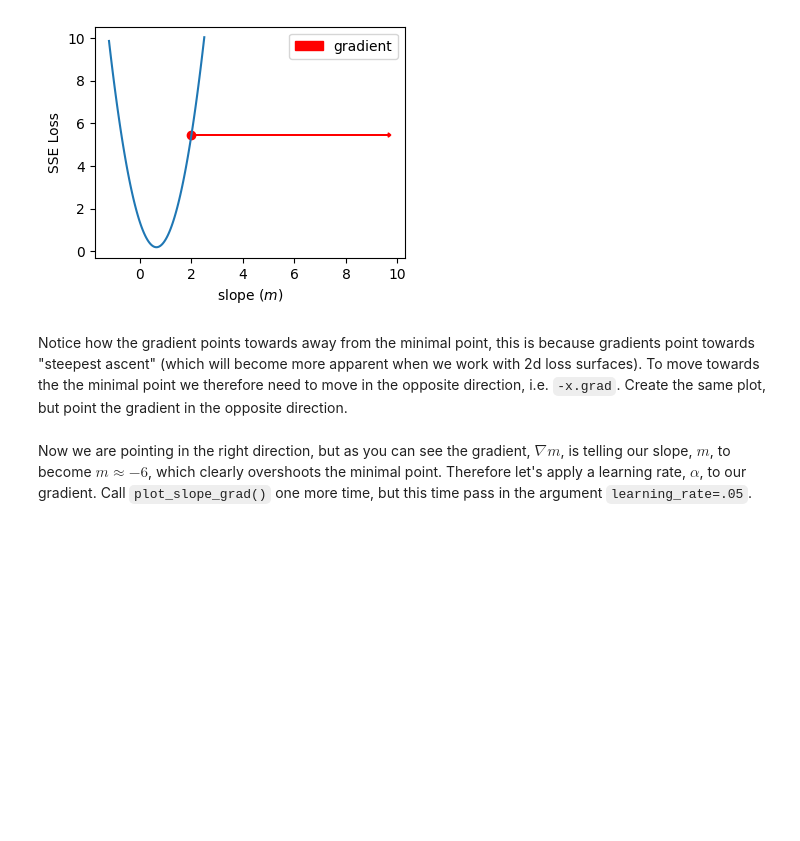
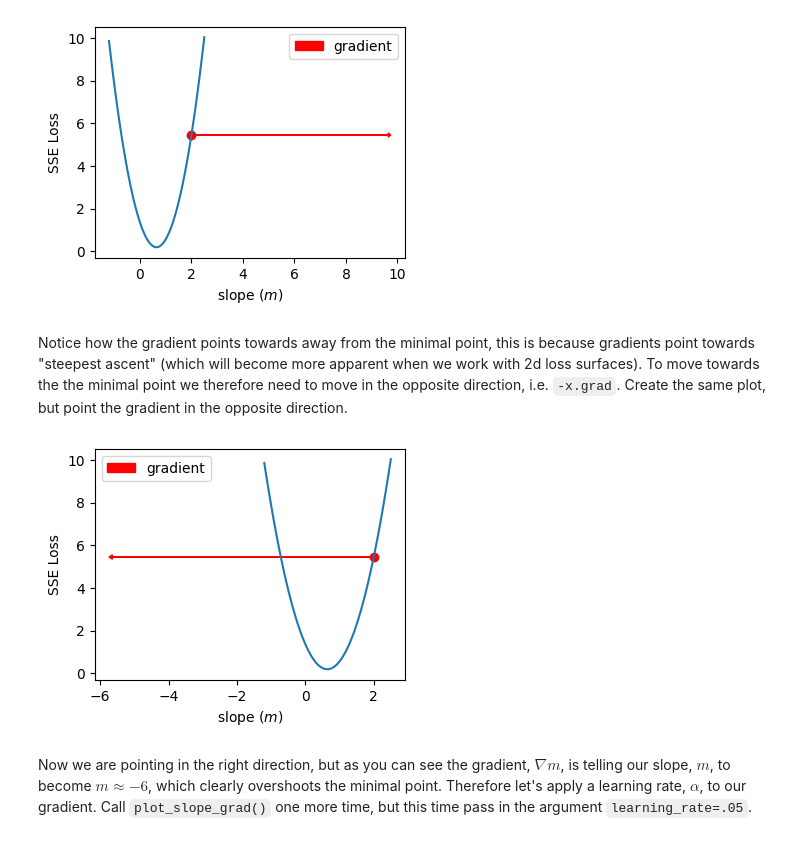
Before and after one commit to ldsbalu/Balu-Portfolio, a Jupyter notebook: lab1_pytorch_intro.ipynb, the cells around one changed output. Drawn from its saved outputs; the diff is of its cells as text; code cells hidden in the pictures; blank space fills up the shorter version.

```diff
--- a/lab1_pytorch_intro.ipynb
+++ b/lab1_pytorch_intro.ipynb
@@ -1172,6 +1172,10 @@ plot_slope_grad(m, m.grad)
 Notice how the gradient points towards away from the minimal point, this is because gradients point towards "steepest ascent" (which will become more apparent when we work with 2d loss surfaces).
 To move towards the the minimal point we therefore need to move in the opposite direction, i.e. `-x.grad`.
 Create the same plot, but point the gradient in the opposite direction.
+# %%
+plot_slope_grad(m,- m.grad)
+# %% [output]
+[figure, added]
 # %% [markdown]
 Now we are pointing in the right direction, but as you can see the gradient, $\nabla m$, is telling our slope, $m$, to become $m \approx -6$, which clearly overshoots the minimal point.
 Therefore let's apply a learning rate, $\alpha$, to our gradient.
```
Also changed, not shown: parts of 13 cells of this notebook.
